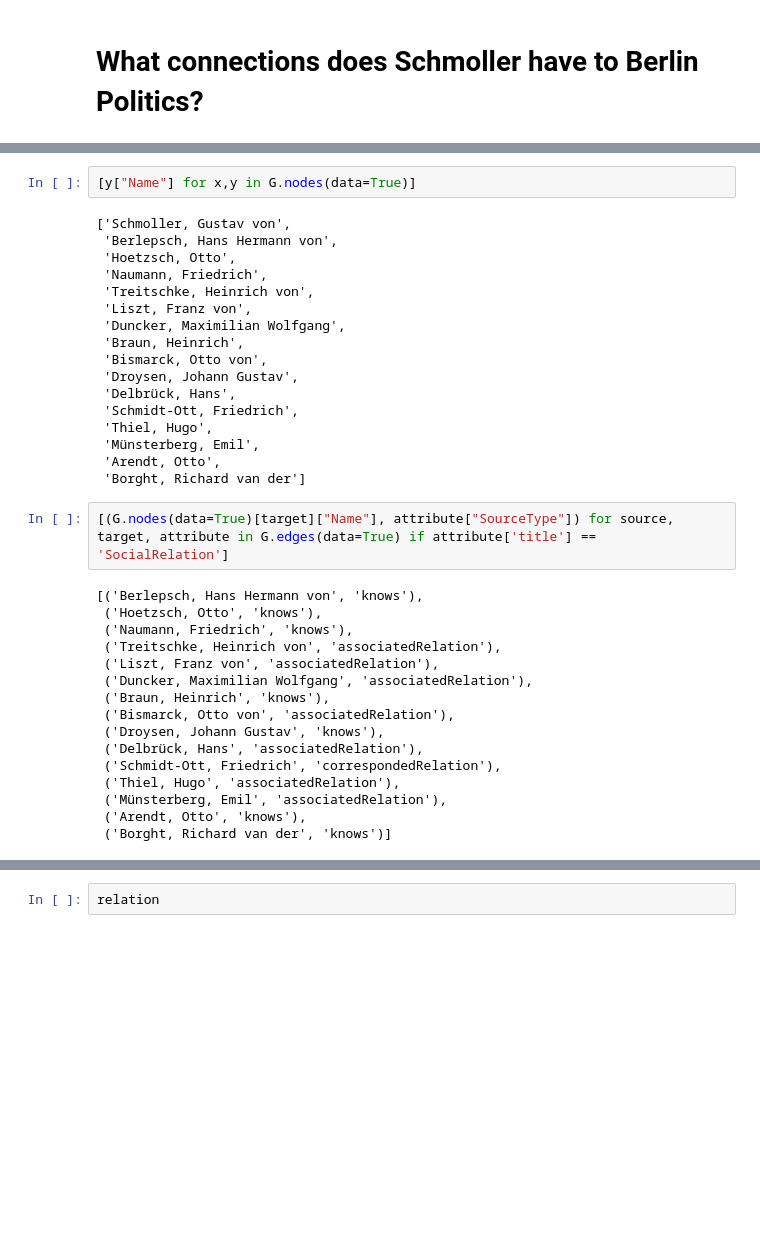
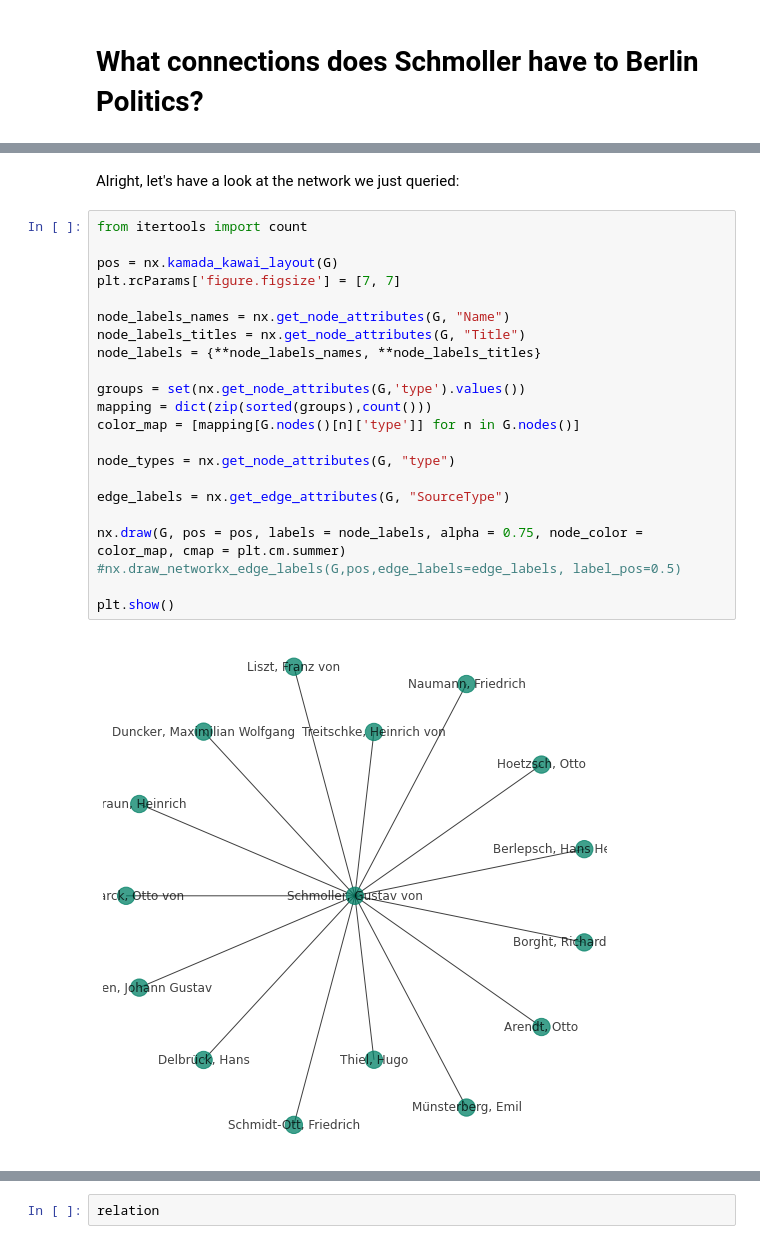
Before and after one commit to sonar-idh/jupyter-curriculum, a Jupyter notebook: notebooks/Notebook 5 - History of Economics.ipynb, the cells around one changed output, grey strips where cells are left out. Drawn from its saved outputs; the diff is of its cells as text; blank space fills up the shorter version.

```diff
--- a/notebooks/Notebook 5 - History of Economics.ipynb
+++ b/notebooks/Notebook 5 - History of Economics.ipynb
@@ -190,37 +295,26 @@ Wall time: 1min 31s
-# %%
-[y["Name"] for x,y in G.nodes(data=True)]
-# %% [output]
-['Schmoller, Gustav von',
- 'Berlepsch, Hans Hermann von',
- 'Hoetzsch, Otto',
- 'Naumann, Friedrich',
- 'Treitschke, Heinrich von',
- 'Liszt, Franz von',
- 'Duncker, Maximilian Wolfgang',
- 'Braun, Heinrich',
- 'Bismarck, Otto von',
- 'Droysen, Johann Gustav',
- 'Delbrück, Hans',
- 'Schmidt-Ott, Friedrich',
- 'Thiel, Hugo',
- 'Münsterberg, Emil',
- 'Arendt, Otto',
- 'Borght, Richard van der']
-# %%
-[(G.nodes(data=True)[target]["Name"], attribute["SourceType"]) for source, target, attribute in G.edges(data=True) if attribute['title'] == 'SocialRelation']
-# %% [output]
-[('Berlepsch, Hans Hermann von', 'knows'),
- ('Hoetzsch, Otto', 'knows'),
- ('Naumann, Friedrich', 'knows'),
- ('Treitschke, Heinrich von', 'associatedRelation'),
- ('Liszt, Franz von', 'associatedRelation'),
- ('Duncker, Maximilian Wolfgang', 'associatedRelation'),
- ('Braun, Heinrich', 'knows'),
- ('Bismarck, Otto von', 'associatedRelation'),
- ('Droysen, Johann Gustav', 'knows'),
- ('Delbrück, Hans', 'associatedRelation'),
- ('Schmidt-Ott, Friedrich', 'correspondedRelation'),
- ('Thiel, Hugo', 'associatedRelation'),
- ('Münsterberg, Emil', 'associatedRelation'),
- ('Arendt, Otto', 'knows'),
- ('Borght, Richard van der', 'knows')]
+# %% [markdown]
+Alright, let's have a look at the network we just queried:
+# %%
+from itertools import count
+
+pos = nx.kamada_kawai_layout(G)
+plt.rcParams['figure.figsize'] = [7, 7]
+
+node_labels_names = nx.get_node_attributes(G, "Name")
+node_labels_titles = nx.get_node_attributes(G, "Title")
+node_labels = {**node_labels_names, **node_labels_titles}
+
+groups = set(nx.get_node_attributes(G,'type').values())
+mapping = dict(zip(sorted(groups),count()))
+color_map = [mapping[G.nodes()[n]['type']] for n in G.nodes()]
+
+node_types = nx.get_node_attributes(G, "type")
+
+edge_labels = nx.get_edge_attributes(G, "SourceType")
+
+nx.draw(G, pos = pos, labels = node_labels, alpha = 0.75, node_color = color_map, cmap = plt.cm.summer)
+#nx.draw_networkx_edge_labels(G,pos,edge_labels=edge_labels, label_pos=0.5)
+
+plt.show()
+# %% [output]
+[figure, added]
```
Also changed, not shown: parts of 32 cells of this notebook, 1 other file.
